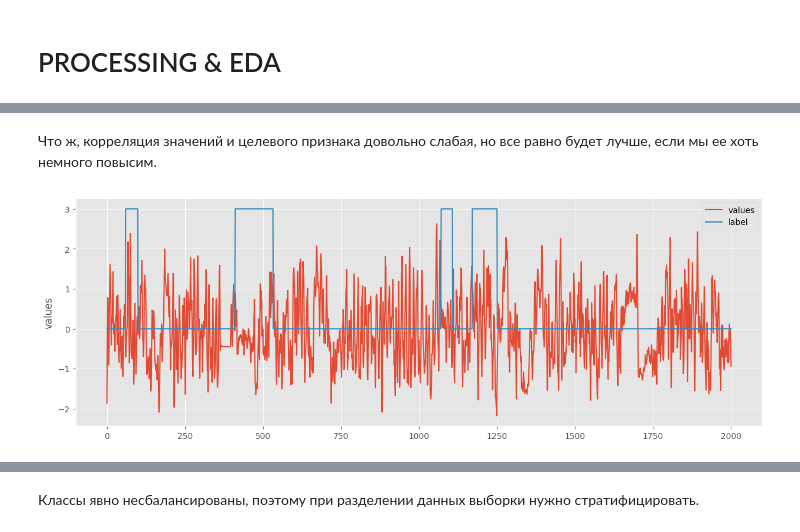
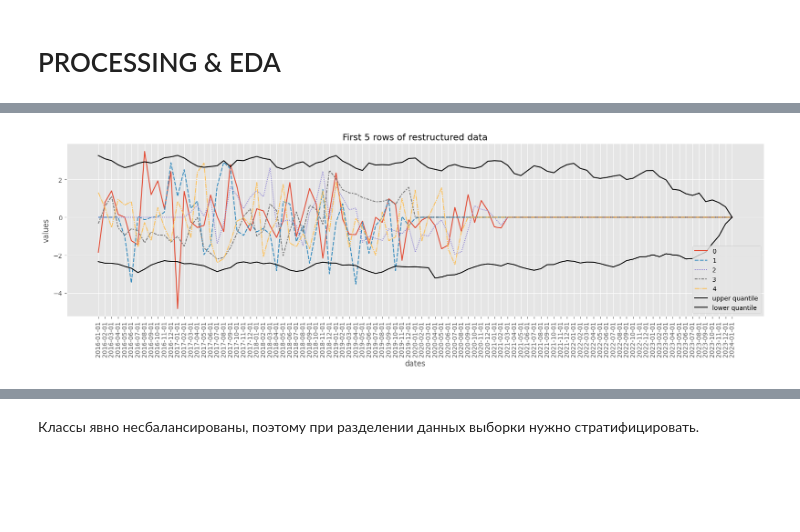
Before and after one commit to georgekovin/Clovery-Test-MD, a Jupyter notebook: training.ipynb, the cells around one changed output, grey strips where cells are left out. Drawn from its saved outputs; the diff is of its cells as text; code cells hidden in the pictures; blank space fills up the shorter version.

```diff
--- a/training.ipynb
+++ b/training.ipynb
@@ -246,12 +168,23 @@ Best window value: 3
-# %% [markdown]
-Что ж, корреляция значений и целевого признака довольно слабая, но все равно будет лучше, если мы ее хоть немного повысим.
-# %%
-smoothe_data = lambda X, win: X.rolling(win, 1).mean()
-re_train['values'] = smoothe_data(re_train['values'], best_win)
-
-sns.lineplot(re_train.loc[:2000, 'values'], label='values')
-sns.lineplot(re_train.loc[:2000, 'label']*3, label='label')
-
-plt.show()
-# %% [output]
-[figure, removed]
+# %%
+plt.figure(figsize=(20, 5))
+sns.lineplot(re_data.iloc[:5, :-1].T)
+
+sns.lineplot(
+    re_train.quantile(0.99).iloc[:-1],
+    color='black',
+    label='upper quantile'
+)
+sns.lineplot(
+    re_train.quantile(0.01).iloc[:-1],
+    color='black',
+    label='lower quantile'
+)
+
+plt.xlabel('dates')
+plt.ylabel('values')
+plt.xticks(rotation=90)
+plt.title('First 5 rows of restructured data')
+
+plt.show()
+# %% [output]
+[figure, added]
```
Also changed, not shown: parts of 30 cells of this notebook, 1 other file.
